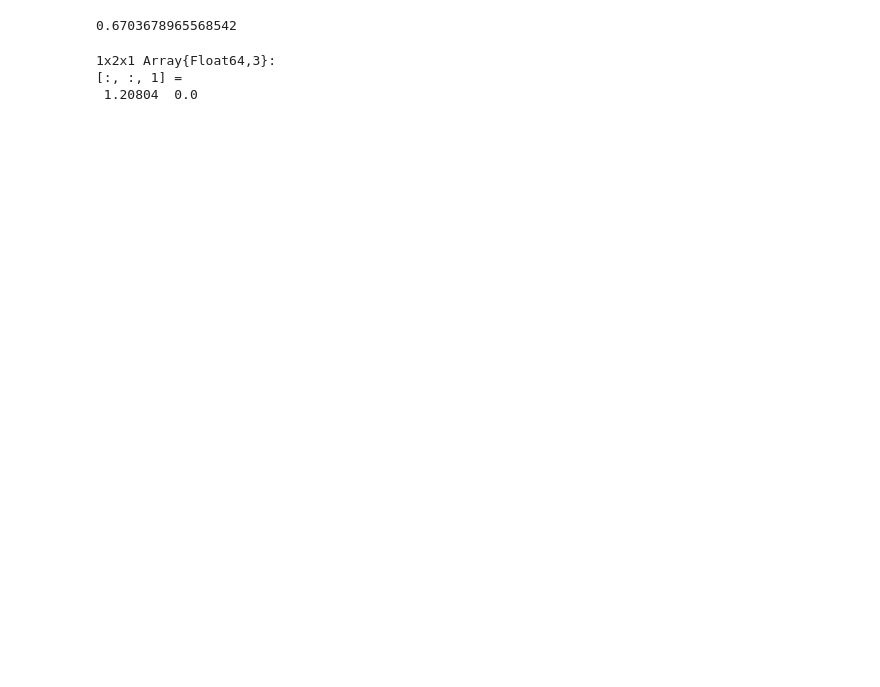
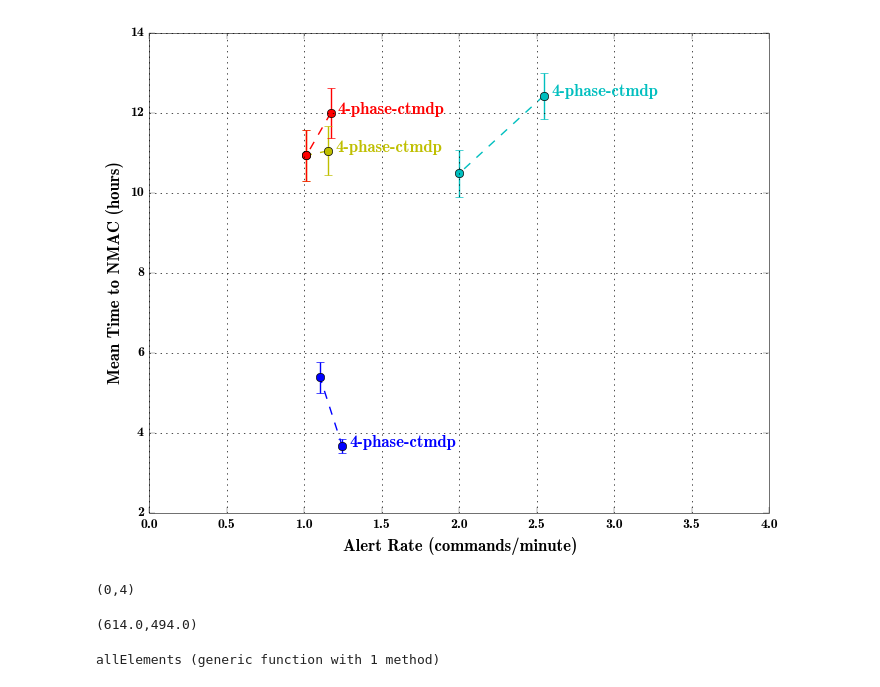
Before and after one commit to sisl/autoATC, a Jupyter notebook: 3dsim.ipynb, the cells around one changed output. Saved outputs shown, nothing was run; the diff lists cells and outputs as text; code cells hidden in the pictures; blank space fills up the shorter version.

```diff
--- a/3dsim.ipynb
+++ b/3dsim.ipynb
@@ -26,19 +22,0 @@ elapsed time: 0.239641374 seconds (27626520 bytes allocated)
-# %%
-if isdefined(current_module(),:LastMain) && isdefined(LastMain,:PyPlot)
-  using LastMain.PyPlot
-  using LastMain.PyCall
-else
-  using PyPlot
-  using PyCall
-end
-@pyimport matplotlib.animation as anim
-linewidth = 0.4
-plt.rc("axes", linewidth=linewidth)
-plt.rc("font", family="")
-plt.rc("axes", titlesize="medium", labelsize="medium")
-plt.rc("xtick", labelsize="small")
-plt.rc("xtick.major", width=linewidth/2)
-plt.rc("ytick", labelsize="small")
-plt.rc("ytick.major", width=linewidth/2)
-plt.rc("legend", fontsize="large")
-plt.rc("axes" ,unicode_minus=false)
@@ -324,10 +86,28 @@ sum(flightTimes[1,2,1])/3600 ./sum(nNMACcounts[1,2,1])*1.0 #1.99 hour_to_nmac fo
+# %%
+plotPerfResults(["/tmp/tmpResults_V0.01.jld", "/tmp/tmpResults_V0.01_fixed.jld",
+                "/tmp/tmpResults_V1_fixed.jld",  "/tmp/tmpResults_V1_fixed2.jld"])
+PyPlot.xlim([0, 4])
+# %% [output]
+[figure, added]
+(0,4)
 # %%
-sum(flightTimes[:,2,:])/3600 ./sum(nNMACcounts[:,2,:])*1.0
+sum(results.nNMACcounts[1,:,:])*1.0 , sum(results.nNMACcounts[2,:,:])*1.0 ,
 # %% [output]
-0.6703678965568542
+(614.0,494.0)
-# %%
-alertCounts*1.0 ./ (flightTimes/60)
-# %% [output]
-1x2x1 Array{Float64,3}:
-[:, :, 1] =
- 1.20804  0.0
+# %%
+function allElements(Arr)
+    N = sum([length(arr) for arr in Arr])
+
+    Arr_new = typeof(Arr[1][1])[]
+    sizehint(Arr_new, N)
+
+    for arr in Arr
+        for a in arr
+            push!(Arr_new, a)
+        end
+    end
+
+    return Arr_new
+end
+# %% [output]
+allElements (generic function with 1 method)
```
Also changed, not shown: parts of 35 cells of this notebook, 6 other files.
